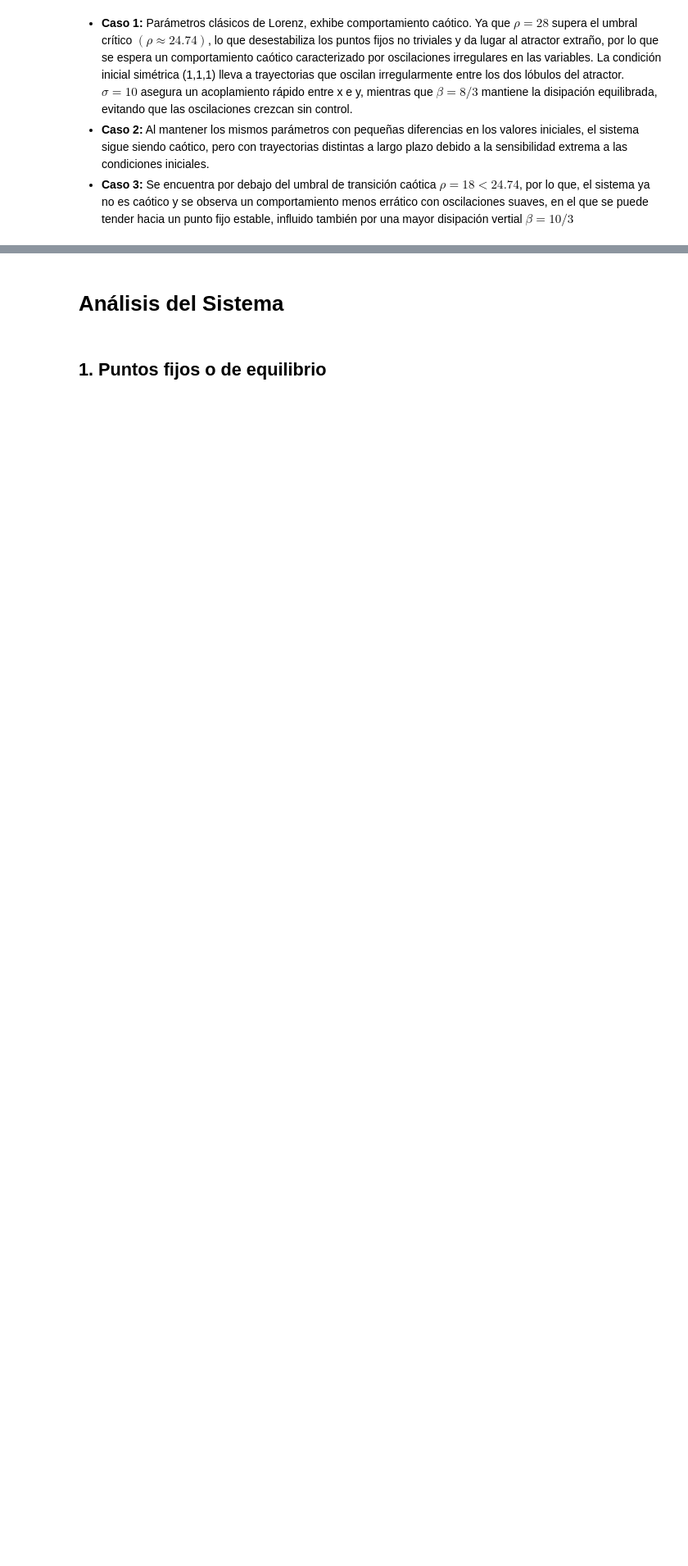
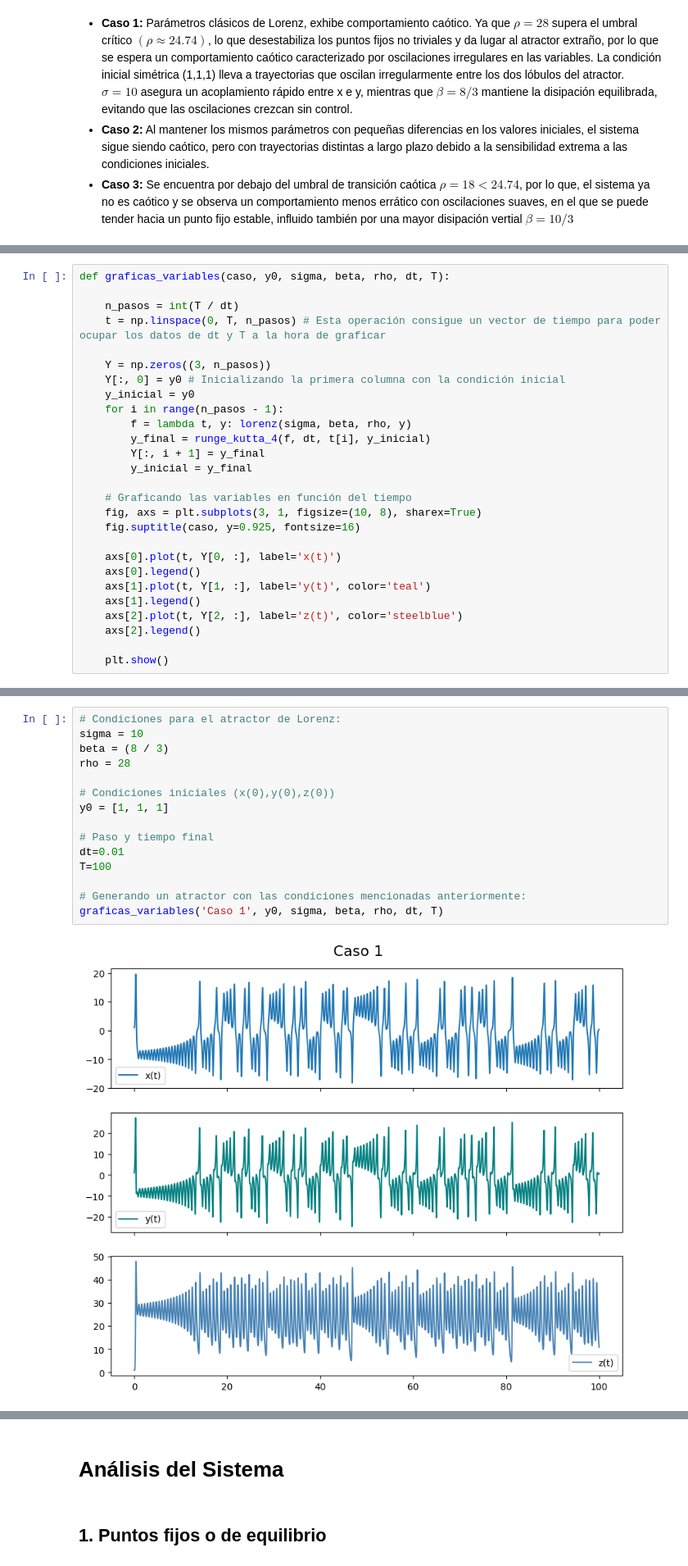
Before and after one commit to EmelyChavez/newtonians-proyecto2, a Jupyter notebook: proyecto.ipynb, the cells around one changed output, grey strips where cells are left out. Shown at 82% size. Cells and saved outputs as stored; diff of their text form; blank space fills up the shorter version.

```diff
--- a/proyecto.ipynb
+++ b/proyecto.ipynb
@@ -237,0 +532,27 @@ $\beta$ Representa la tasa de disipación vertical. En cuanto menor sea el valor
+# %%
+def graficas_variables(caso, y0, sigma, beta, rho, dt, T):
+
+    n_pasos = int(T / dt)
+    t = np.linspace(0, T, n_pasos) # Esta operación consigue un vector de tiempo para poder ocupar los datos de dt y T a la hora de graficar
+
+    Y = np.zeros((3, n_pasos))
+    Y[:, 0] = y0 # Inicializando la primera columna con la condición inicial
+    y_inicial = y0
+    for i in range(n_pasos - 1):
+        f = lambda t, y: lorenz(sigma, beta, rho, y)
+        y_final = runge_kutta_4(f, dt, t[i], y_inicial)
+        Y[:, i + 1] = y_final
+        y_inicial = y_final
+
+    # Graficando las variables en función del tiempo
+    fig, axs = plt.subplots(3, 1, figsize=(10, 8), sharex=True)
+    fig.suptitle(caso, y=0.925, fontsize=16)
+
+    axs[0].plot(t, Y[0, :], label='x(t)')
+    axs[0].legend()
+    axs[1].plot(t, Y[1, :], label='y(t)', color='teal')
+    axs[1].legend()
+    axs[2].plot(t, Y[2, :], label='z(t)', color='steelblue')
+    axs[2].legend()
+
+    plt.show()
@@ -237,0 +561,17 @@ $\beta$ Representa la tasa de disipación vertical. En cuanto menor sea el valor
+# %%
+# Condiciones para el atractor de Lorenz:
+sigma = 10
+beta = (8 / 3)
+rho = 28
+
+# Condiciones iniciales (x(0),y(0),z(0))
+y0 = [1, 1, 1]
+
+# Paso y tiempo final
+dt=0.01
+T=100
+
+# Generando un atractor con las condiciones mencionadas anteriormente:
+graficas_variables('Caso 1', y0, sigma, beta, rho, dt, T)
+# %% [output]
+[figure, added]
```
Also changed, not shown: parts of 83 cells of this notebook.
